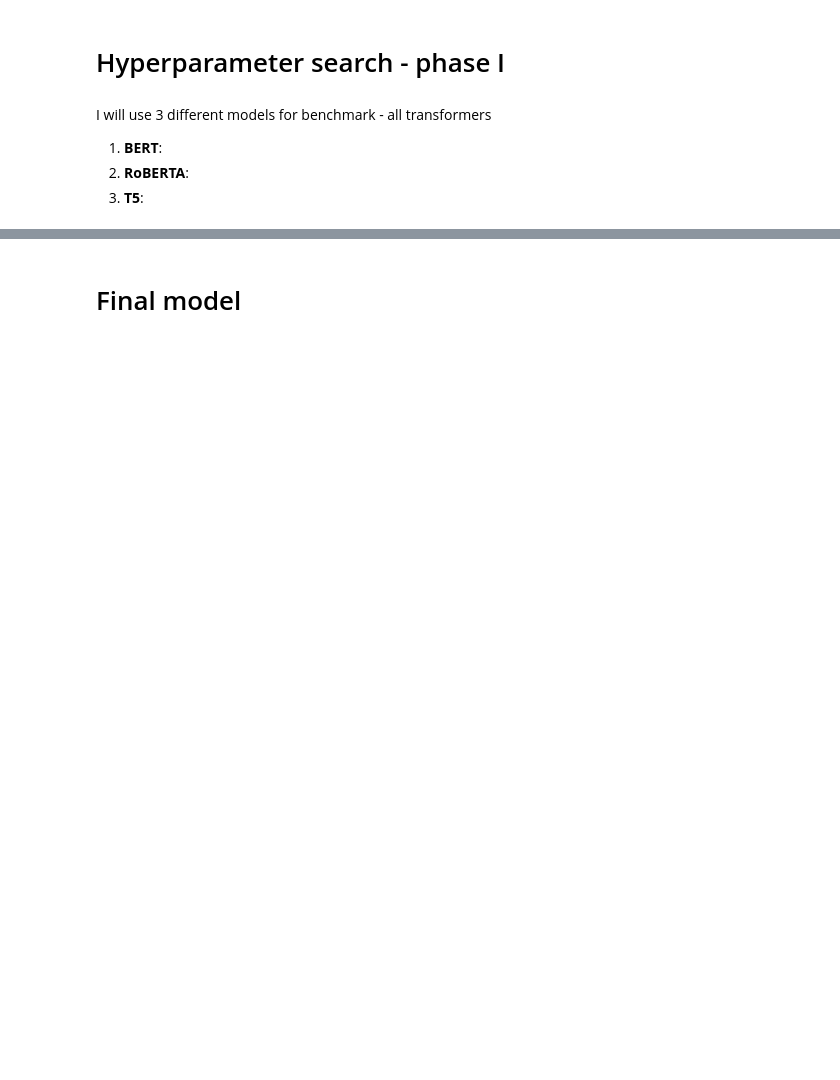
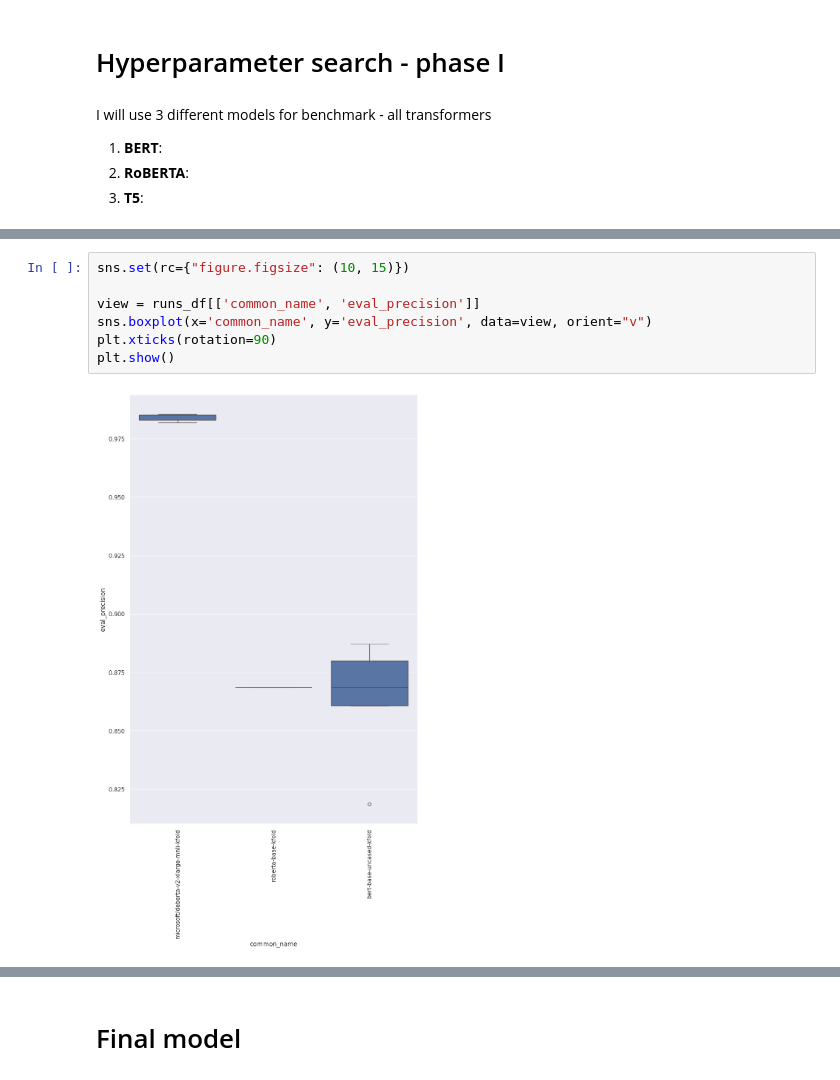
Before and after one commit to ArturTan/introduction-to-deep-learning-boulder, a Jupyter notebook: notebooks/Report.ipynb, the cells around one changed output, grey strips where cells are left out. Saved outputs shown, nothing was run; the diff lists cells and outputs as text; blank space fills up the shorter version.

```diff
--- a/notebooks/Report.ipynb
+++ b/notebooks/Report.ipynb
@@ -1166,0 +774,9 @@ The distribution improved for values greater than 10,000. Let's conclude with 23
+# %%
+sns.set(rc={"figure.figsize": (10, 15)})
+
+view = runs_df[['common_name', 'eval_precision']]
+sns.boxplot(x='common_name', y='eval_precision', data=view, orient="v")
+plt.xticks(rotation=90)
+plt.show()
+# %% [output]
+[figure, added]
```
Also changed, not shown: parts of 67 cells of this notebook, 1 other file.
